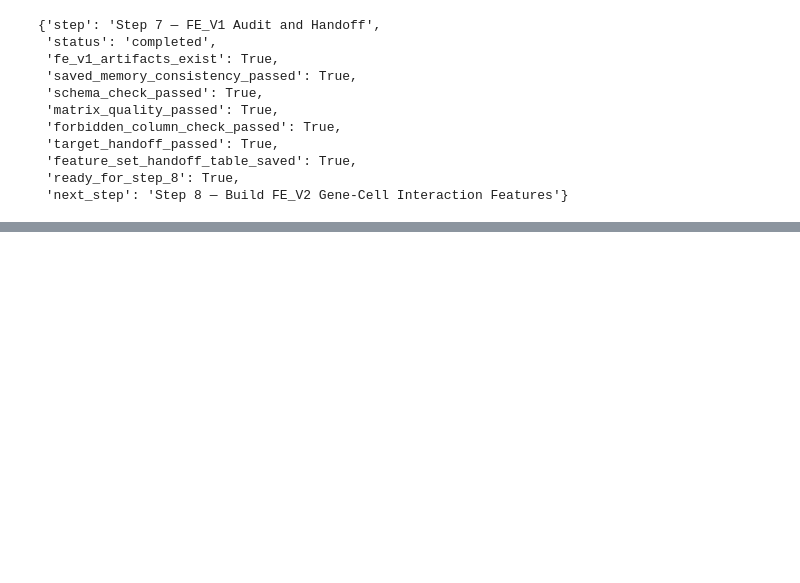
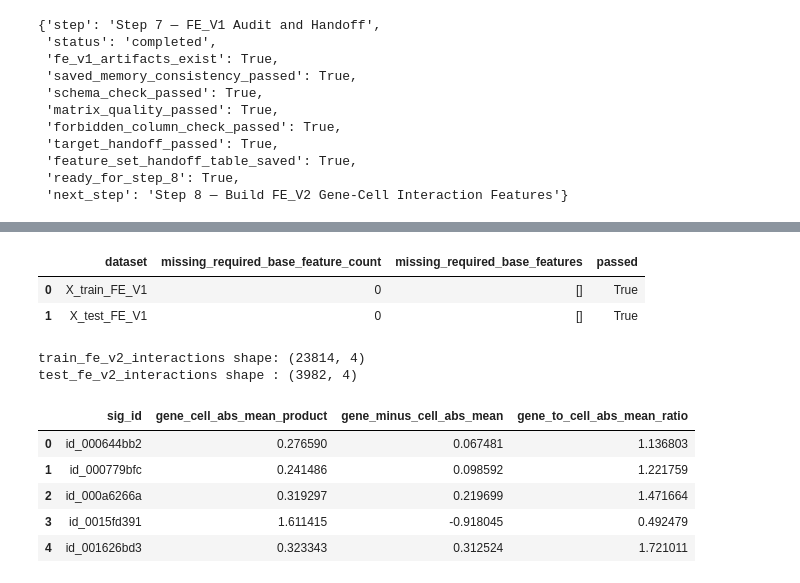
Before and after one commit to kawsar07ahmmed0712-rgb/moa-prediction-drug-response, a Jupyter notebook: notebooks/03_feature_engineering.ipynb, the cells around one changed output, grey strips where cells are left out. Drawn from its saved outputs; the diff is of its cells as text; code cells hidden in the pictures; blank space fills up the shorter version.

```diff
--- a/notebooks/03_feature_engineering.ipynb
+++ b/notebooks/03_feature_engineering.ipynb
@@ -3120,0 +3177,67 @@ step_7_status
+# %%
+missing_fe_v2_base_train = sorted(
+    list(set(fe_v2_required_base_features) - set(X_train_fe_v1.columns))
+)
+
+missing_fe_v2_base_test = sorted(
+    list(set(fe_v2_required_base_features) - set(X_test_fe_v1.columns))
+)
+
+fe_v2_required_base_feature_audit = pd.DataFrame({
+    "dataset": [
+        "X_train_FE_V1",
+        "X_test_FE_V1"
+    ],
+    "missing_required_base_feature_count": [
+        len(missing_fe_v2_base_train),
+        len(missing_fe_v2_base_test)
+    ],
+    "missing_required_base_features": [
+        missing_fe_v2_base_train,
+        missing_fe_v2_base_test
+    ],
+    "passed": [
+        len(missing_fe_v2_base_train) == 0,
+        len(missing_fe_v2_base_test) == 0
+    ]
+})
+
+fe_v2_required_base_feature_audit
+# %% [output]
+|  | dataset | missing_required_base_feature_count | missing_required_base_features | passed |
+| 0 | X_train_FE_V1 | 0 | [] | True |
+| 1 | X_test_FE_V1 | 0 | [] | True |
+# %%
+def build_gene_cell_interactions(df, id_col=ID_COL, epsilon=1e-6):
+    """
+    Build deterministic row-wise gene-cell interaction features.
+
+    Uses only same-row FE_V1 summary features.
+    """
+    out = pd.DataFrame({id_col: df[id_col].values})
+
+    gene_abs = df["gene_abs_mean"].astype(np.float32)
+    cell_abs = df["cell_abs_mean"].astype(np.float32)
+
+    out["gene_cell_abs_mean_product"] = (gene_abs * cell_abs).astype(np.float32)
+    out["gene_minus_cell_abs_mean"] = (gene_abs - cell_abs).astype(np.float32)
+    out["gene_to_cell_abs_mean_ratio"] = (gene_abs / (cell_abs + epsilon)).astype(np.float32)
+
+    return out
+# %%
+train_fe_v2_interactions = build_gene_cell_interactions(X_train_fe_v1)
+test_fe_v2_interactions = build_gene_cell_interactions(X_test_fe_v1)
+
+print("train_fe_v2_interactions shape:", train_fe_v2_interactions.shape)
+print("test_fe_v2_interactions shape :", test_fe_v2_interactions.shape)
+
+train_fe_v2_interactions.head()
+# %% [output]
+train_fe_v2_interactions shape: (23814, 4)
+test_fe_v2_interactions shape : (3982, 4)
+|  | sig_id | gene_cell_abs_mean_product | gene_minus_cell_abs_mean | gene_to_cell_abs_mean_ratio |
+| 0 | id_000644bb2 | 0.276590 | 0.067481 | 1.136803 |
+| 1 | id_000779bfc | 0.241486 | 0.098592 | 1.221759 |
+| 2 | id_000a6266a | 0.319297 | 0.219699 | 1.471664 |
+| 3 | id_0015fd391 | 1.611415 | -0.918045 | 0.492479 |
+| 4 | id_001626bd3 | 0.323343 | 0.312524 | 1.721011 |
```
Also changed, not shown: parts of 14 cells of this notebook.
